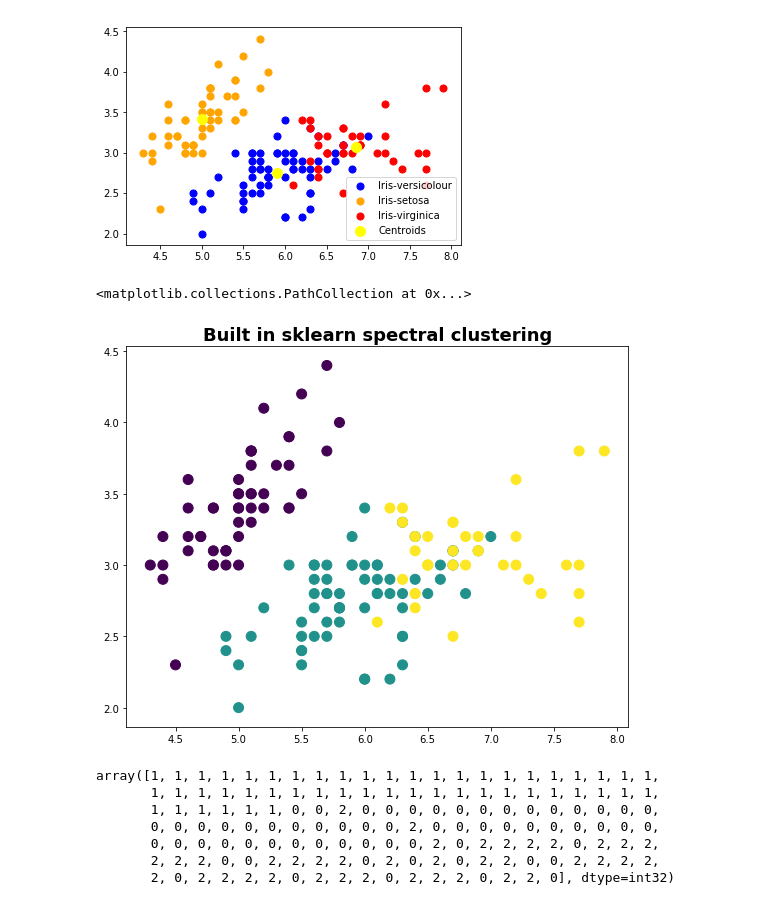
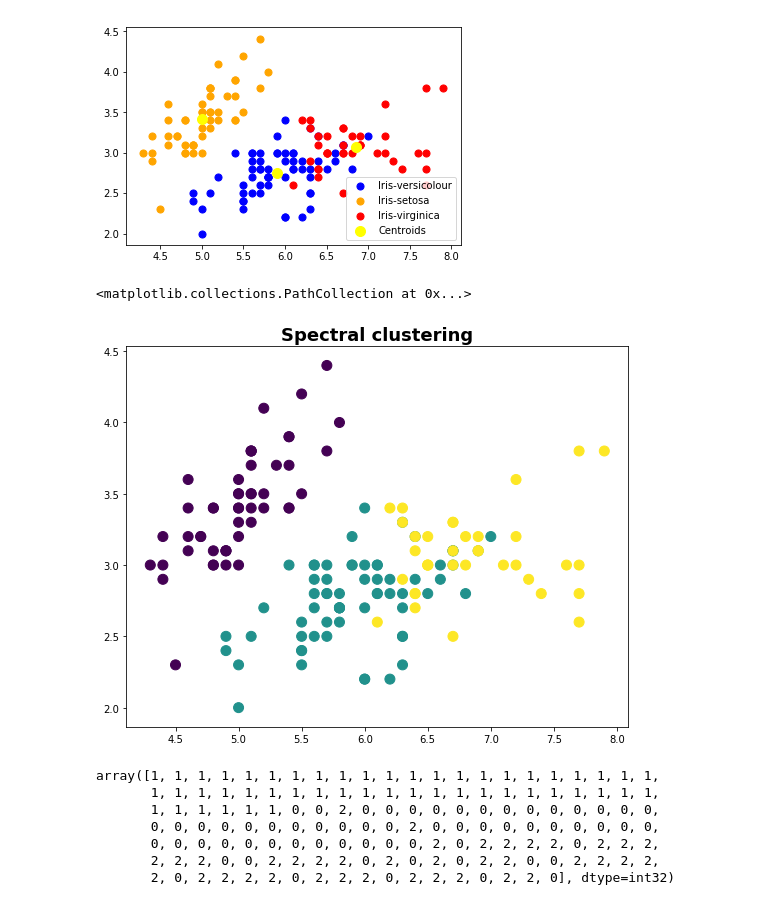
Before and after one commit to quanghoan/k-means-and-spectral-clustering, a Jupyter notebook: Iris.ipynb, the cells around one changed output. Saved outputs shown, nothing was run; the diff lists cells and outputs as text; code cells hidden in the pictures.

```diff
--- a/Iris.ipynb
+++ b/Iris.ipynb
@@ -55,25 +53,25 @@ plt.legend()
 # %%
 from sklearn.cluster import SpectralClustering
 
 model = SpectralClustering(n_clusters=3, affinity='nearest_neighbors')
 
 labelsS = model.fit_predict(x)
 fig, ax = plt.subplots(figsize=(9,7))
-ax.set_title('Built in sklearn spectral clustering', fontsize=18, fontweight='demi')
+ax.set_title('Spectral clustering', fontsize=18, fontweight='demi')
 plt.scatter(x[:, 0], x[:, 1], c=labelsS, s=100)
 
 #Visualising the clusters
 # plt.scatter(x[labelsS == 0, 0], x[labelsS == 0, 1], s = 50, c = 'red', label = 'Iris-setosa')
 # plt.scatter(x[labelsS == 1, 0], x[labelsS == 1, 1], s = 50, c = 'blue', label = 'Iris-versicolour')
 # plt.scatter(x[labelsS == 2, 0], x[labelsS == 2, 1], s = 50, c = 'green', label = 'Iris-virginica')
 
 # #Plotting the centroids of the clusters
 # plt.scatter(kmeans.cluster_centers_[:,0], kmeans.cluster_centers_[:,1], s = 100, c = 'yellow', label = 'Centroids')
 
 # plt.legend()
 # %% [output]
 <matplotlib.collections.PathCollection at 0x...>
-[figure, old version]
+[figure, new version]
 # %%
 y_kmeans
 # %% [output]
```
Also changed, not shown: parts of 10 cells of this notebook, 3 other files.
